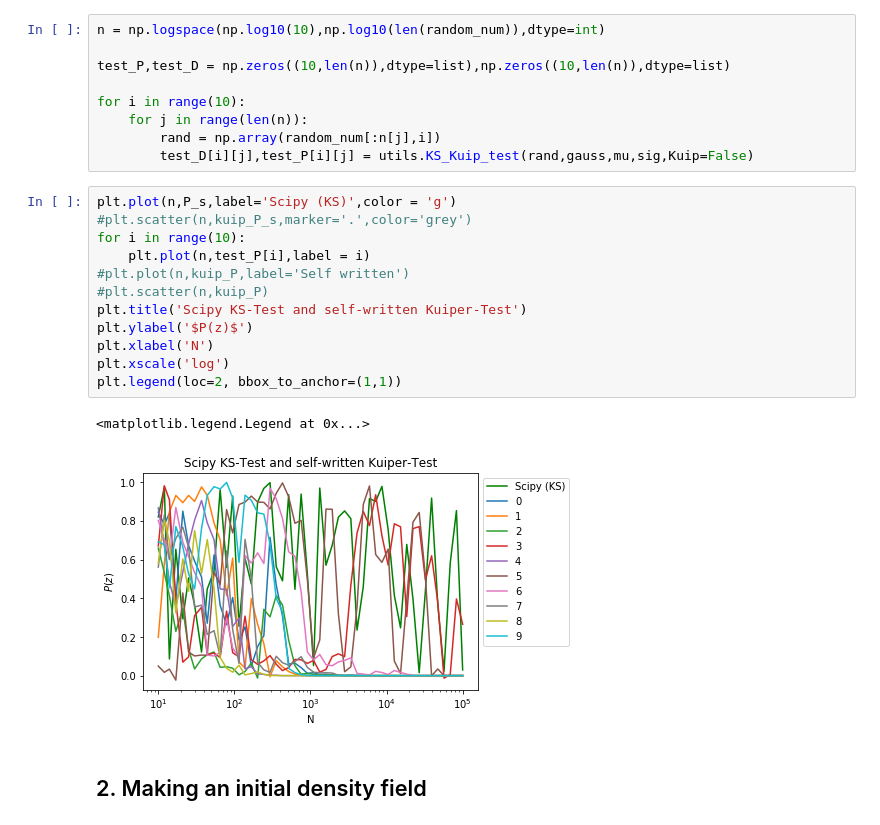
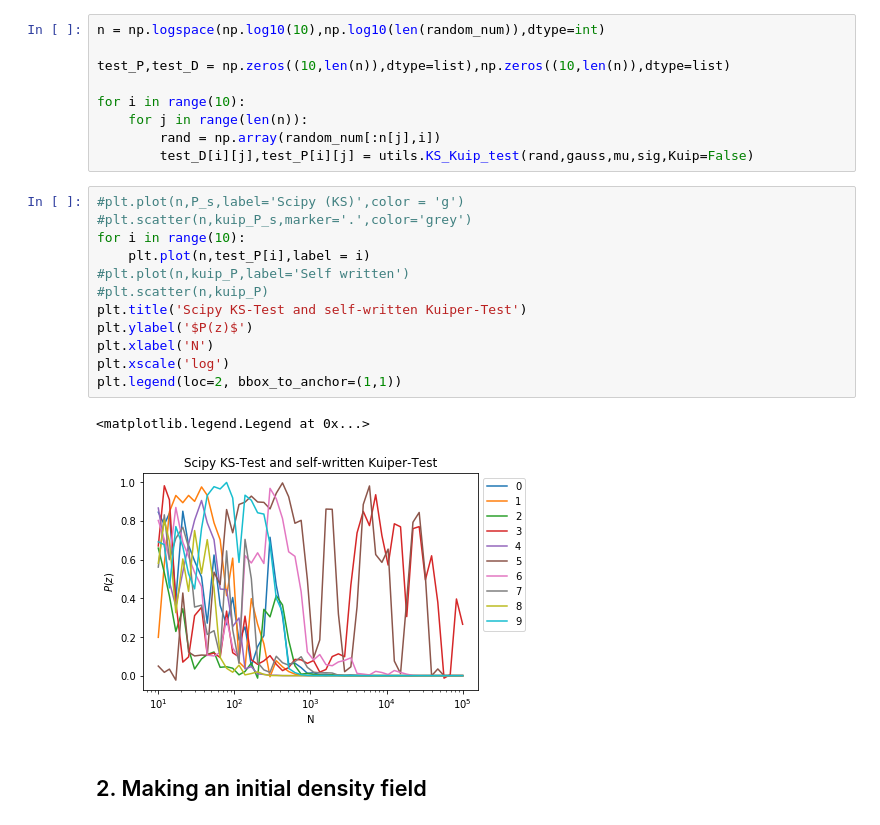
Before and after one commit to Chrisvb95/numerical_recipes, a Jupyter notebook: a2/Jupyter_Notebooks_old_scripts/1_random&2_density.ipynb, the cells around one changed output. Drawn from its saved outputs; the diff is of its cells as text.

```diff
--- a/a2/Jupyter_Notebooks_old_scripts/1_random&2_density.ipynb
+++ b/a2/Jupyter_Notebooks_old_scripts/1_random&2_density.ipynb
@@ -158,20 +156,20 @@ for i in range(10):
         rand = np.array(random_num[:n[j],i])
         test_D[i][j],test_P[i][j] = utils.KS_Kuip_test(rand,gauss,mu,sig,Kuip=False)
 # %%
-plt.plot(n,P_s,label='Scipy (KS)',color = 'g')
+#plt.plot(n,P_s,label='Scipy (KS)',color = 'g')
 #plt.scatter(n,kuip_P_s,marker='.',color='grey')
 for i in range(10):
     plt.plot(n,test_P[i],label = i)
 #plt.plot(n,kuip_P,label='Self written')
 #plt.scatter(n,kuip_P)
 plt.title('Scipy KS-Test and self-written Kuiper-Test')
 plt.ylabel('$P(z)$')
 plt.xlabel('N')
 plt.xscale('log')
 plt.legend(loc=2, bbox_to_anchor=(1,1))
 # %% [output]
 <matplotlib.legend.Legend at 0x...>
-[figure, old version]
+[figure, new version]
 # %% [markdown]
 ## 2. Making an initial density field
 # %%
```
Also changed, not shown: parts of 5 cells of this notebook, 32 other files.
